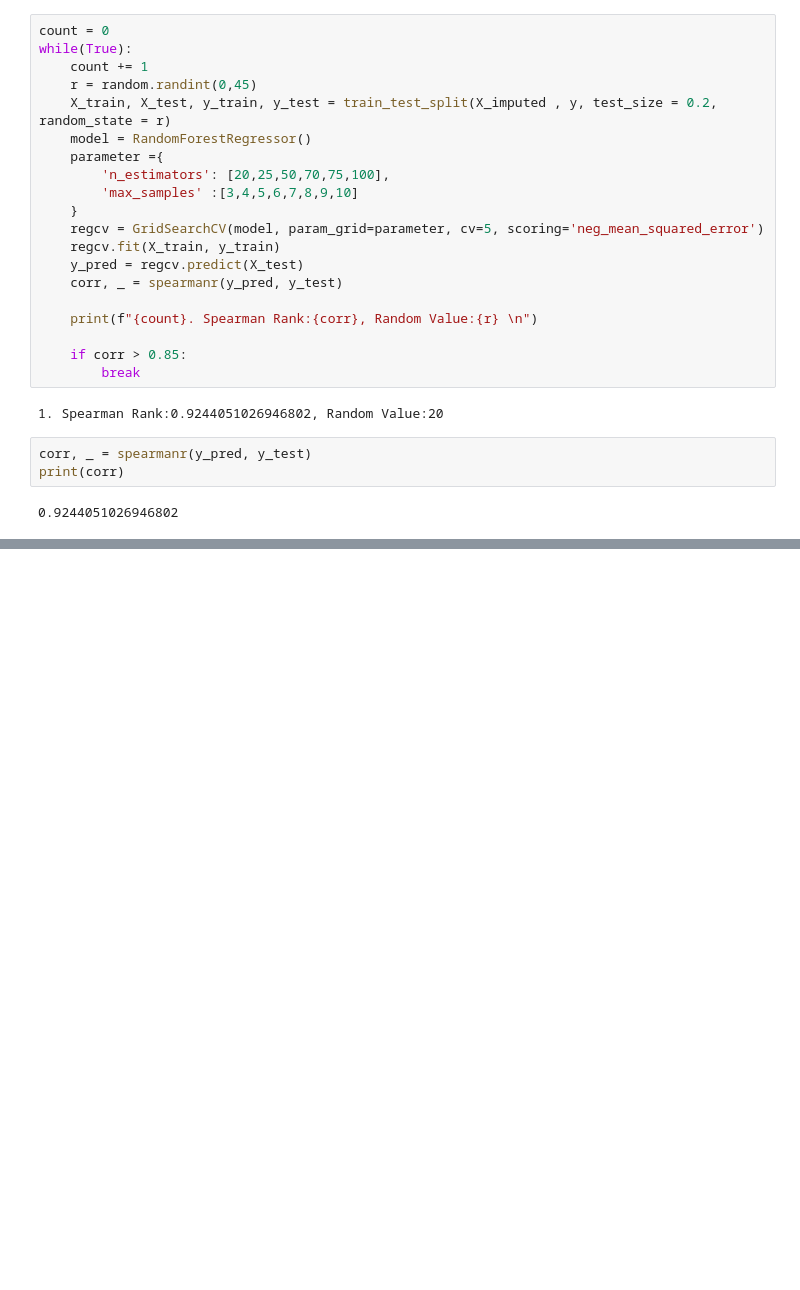
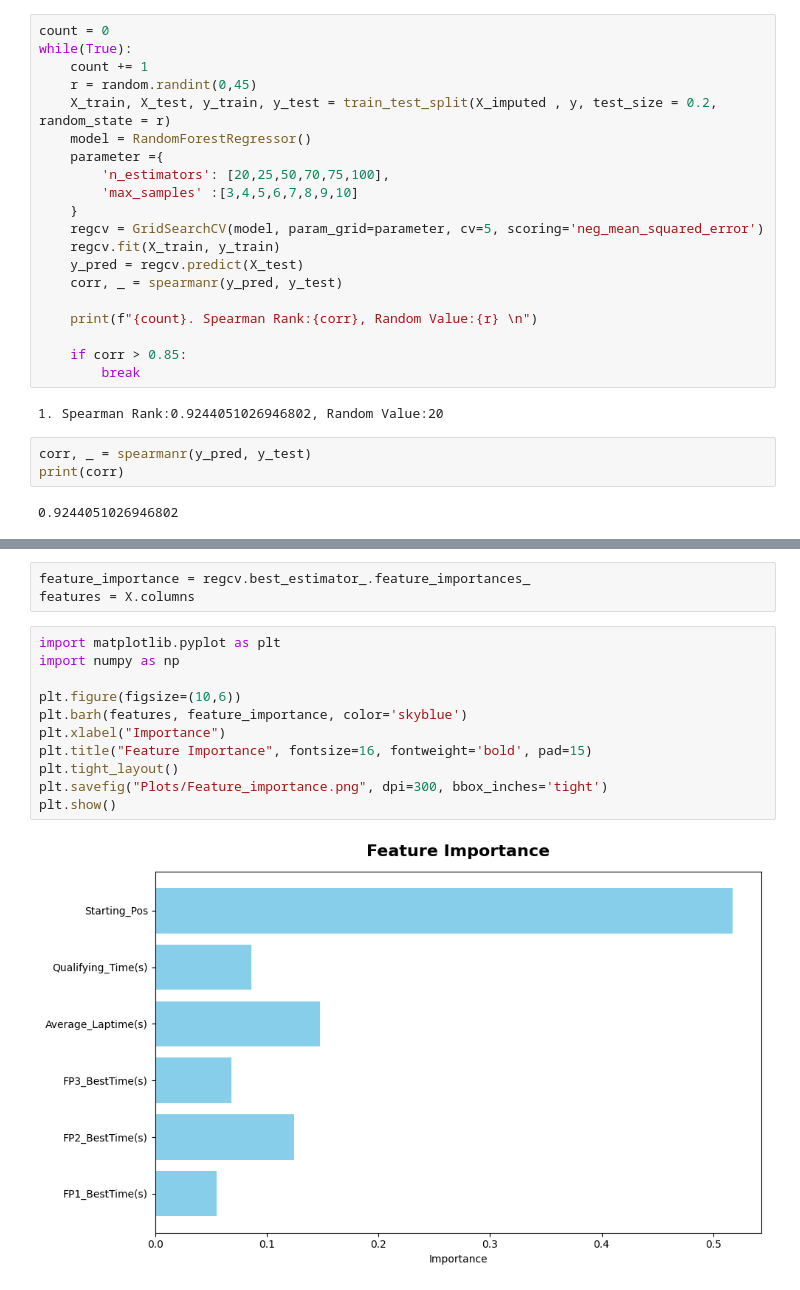
Before and after one commit to SatyamKumar457/F1-2026-Prediction, a Jupyter notebook: Race/05.CanadaGP/ModelTraining.ipynb, the cells around one changed output, grey strips where cells are left out. Drawn from its saved outputs; the diff is of its cells as text; blank space fills up the shorter version.

```diff
--- a/Race/05.CanadaGP/ModelTraining.ipynb
+++ b/Race/05.CanadaGP/ModelTraining.ipynb
@@ -106,2 +106,18 @@ joblib.dump(model, 'Model/RandomForestModel92.pkl')
 # %% [output]
 ['Model/RandomForestModel92.pkl']
+# %%
+feature_importance = regcv.best_estimator_.feature_importances_
+features = X.columns
+# %%
+import matplotlib.pyplot as plt
+import numpy as np
+
+plt.figure(figsize=(10,6))
+plt.barh(features, feature_importance, color='skyblue')
+plt.xlabel("Importance")
+plt.title("Feature Importance", fontsize=16, fontweight='bold', pad=15)
+plt.tight_layout()
+plt.savefig("Plots/Feature_importance.png", dpi=300, bbox_inches='tight')
+plt.show()
+# %% [output]
+[figure, added]
```
Also changed, not shown: parts of 1 cell of this notebook, 2 other files.
